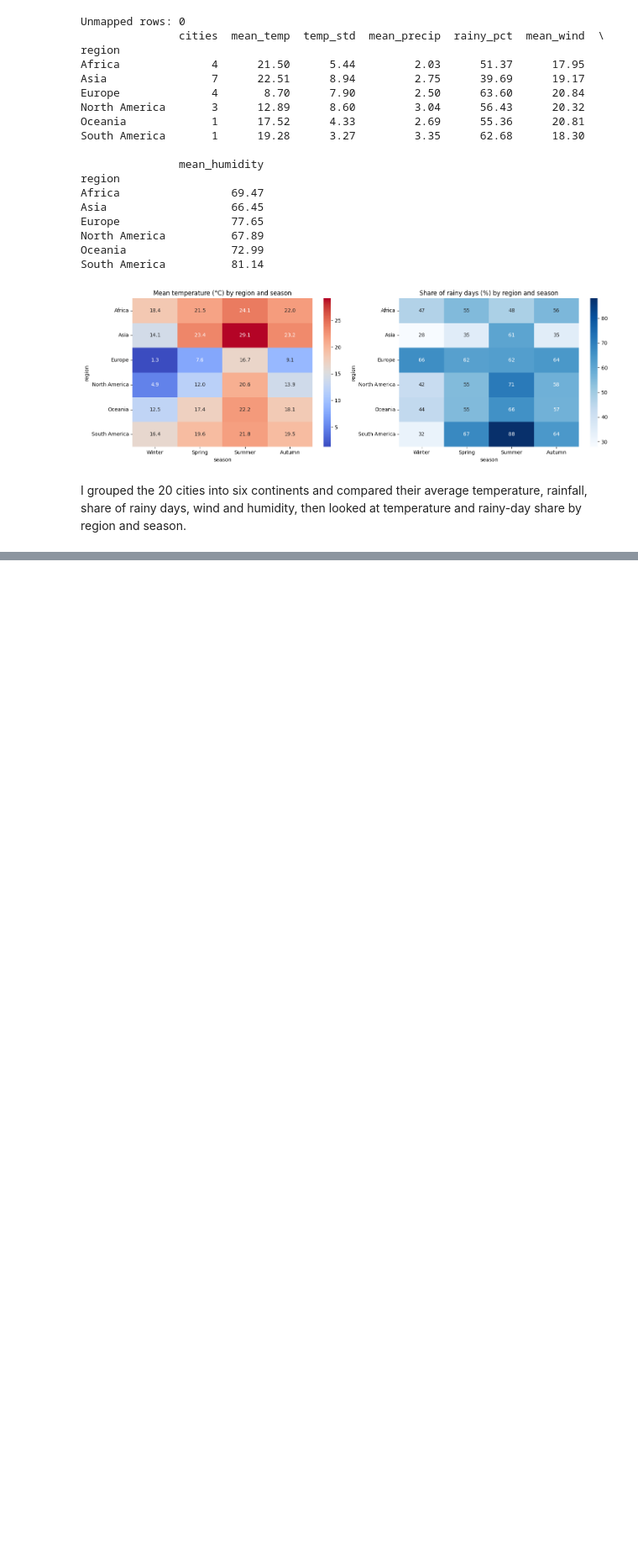
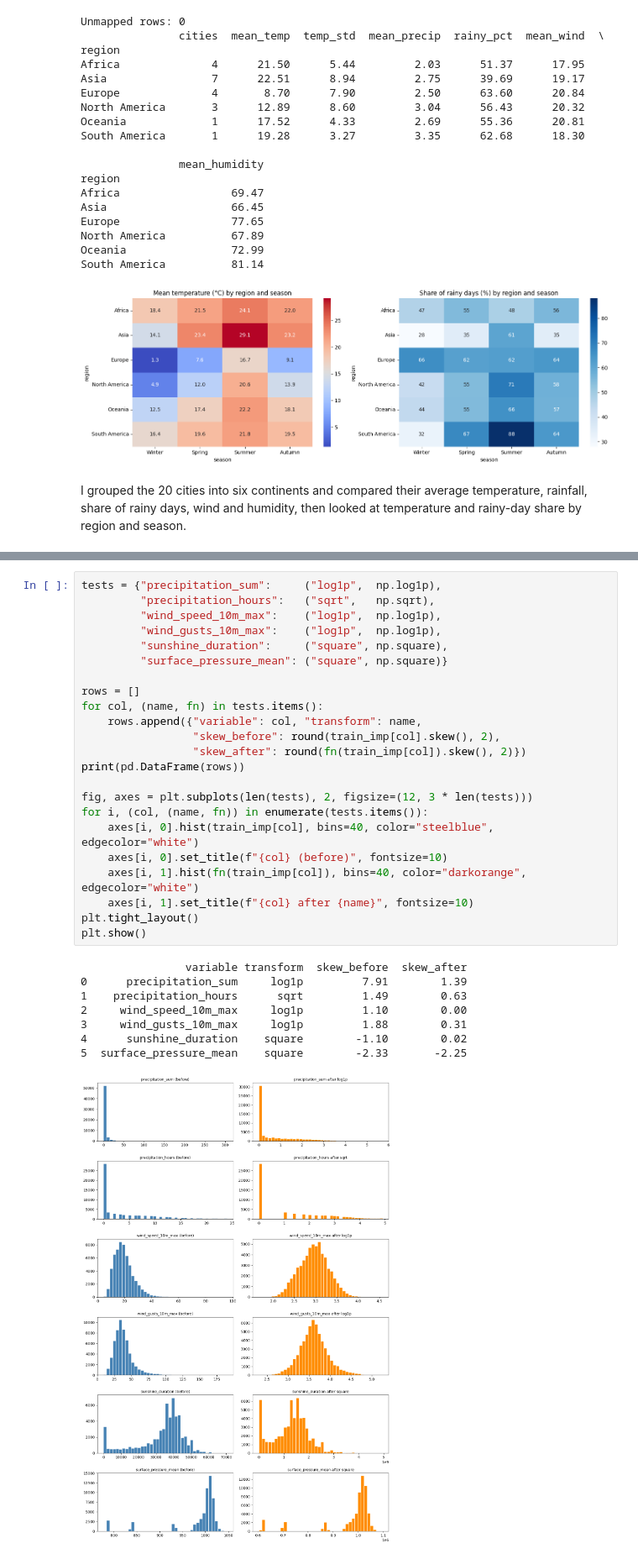
Before and after one commit to MuhammadRayan07/Weather-Analysis, a Jupyter notebook: notebooks/02_Analysis_Modeling.ipynb, the cells around one changed output, grey strips where cells are left out. Shown at 84% size. Cells and saved outputs as stored; diff of their text form; blank space fills up the shorter version.

```diff
--- a/notebooks/02_Analysis_Modeling.ipynb
+++ b/notebooks/02_Analysis_Modeling.ipynb
@@ -749,0 +790,32 @@ I grouped the 20 cities into six continents and compared their average temperatu
+# %%
+tests = {"precipitation_sum":     ("log1p",  np.log1p),
+         "precipitation_hours":   ("sqrt",   np.sqrt),
+         "wind_speed_10m_max":    ("log1p",  np.log1p),
+         "wind_gusts_10m_max":    ("log1p",  np.log1p),
+         "sunshine_duration":     ("square", np.square),
+         "surface_pressure_mean": ("square", np.square)}
+
+rows = []
+for col, (name, fn) in tests.items():
+    rows.append({"variable": col, "transform": name,
+                 "skew_before": round(train_imp[col].skew(), 2),
+                 "skew_after": round(fn(train_imp[col]).skew(), 2)})
+print(pd.DataFrame(rows))
+
+fig, axes = plt.subplots(len(tests), 2, figsize=(12, 3 * len(tests)))
+for i, (col, (name, fn)) in enumerate(tests.items()):
+    axes[i, 0].hist(train_imp[col], bins=40, color="steelblue", edgecolor="white")
+    axes[i, 0].set_title(f"{col} (before)", fontsize=10)
+    axes[i, 1].hist(fn(train_imp[col]), bins=40, color="darkorange", edgecolor="white")
+    axes[i, 1].set_title(f"{col} after {name}", fontsize=10)
+plt.tight_layout()
+plt.show()
+# %% [output]
+                variable transform  skew_before  skew_after
+0      precipitation_sum     log1p         7.91        1.39
+1    precipitation_hours      sqrt         1.49        0.63
+2     wind_speed_10m_max     log1p         1.10        0.00
+3     wind_gusts_10m_max     log1p         1.88        0.31
+4      sunshine_duration    square        -1.10        0.02
+5  surface_pressure_mean    square        -2.33       -2.25
+[figure, added]
```
Also changed, not shown: parts of 11 cells of this notebook.
